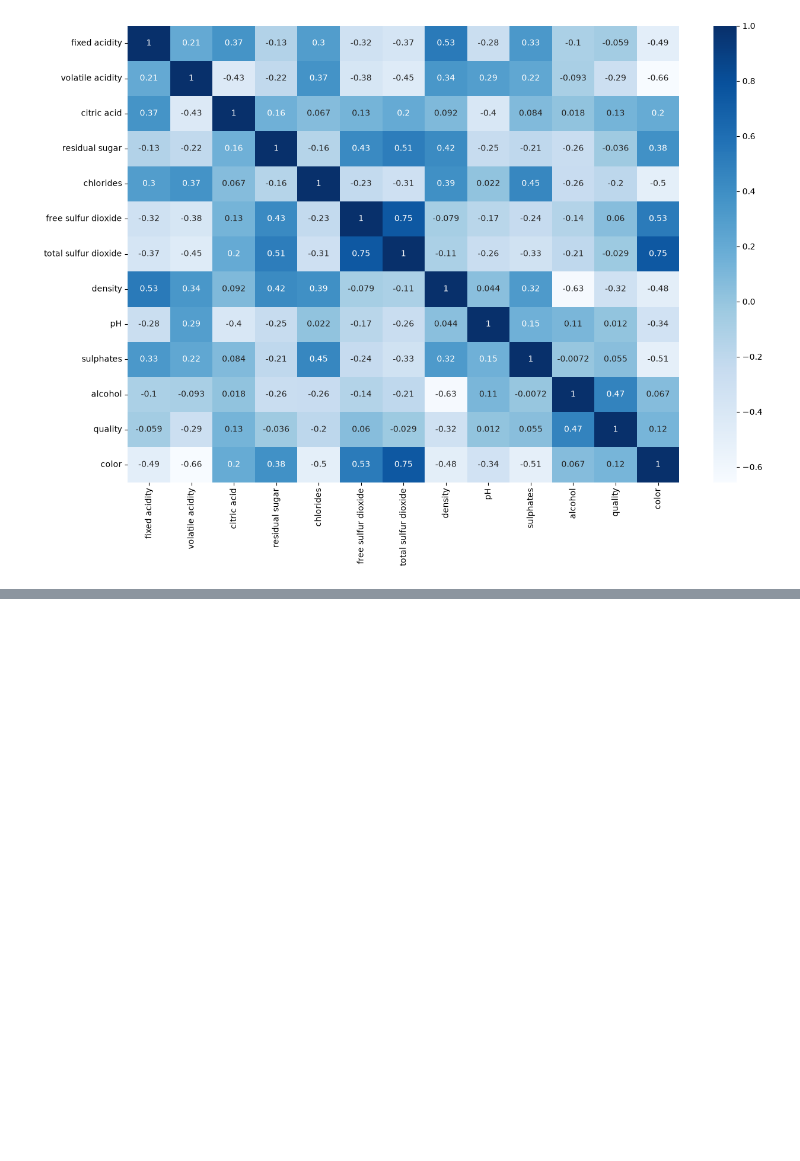
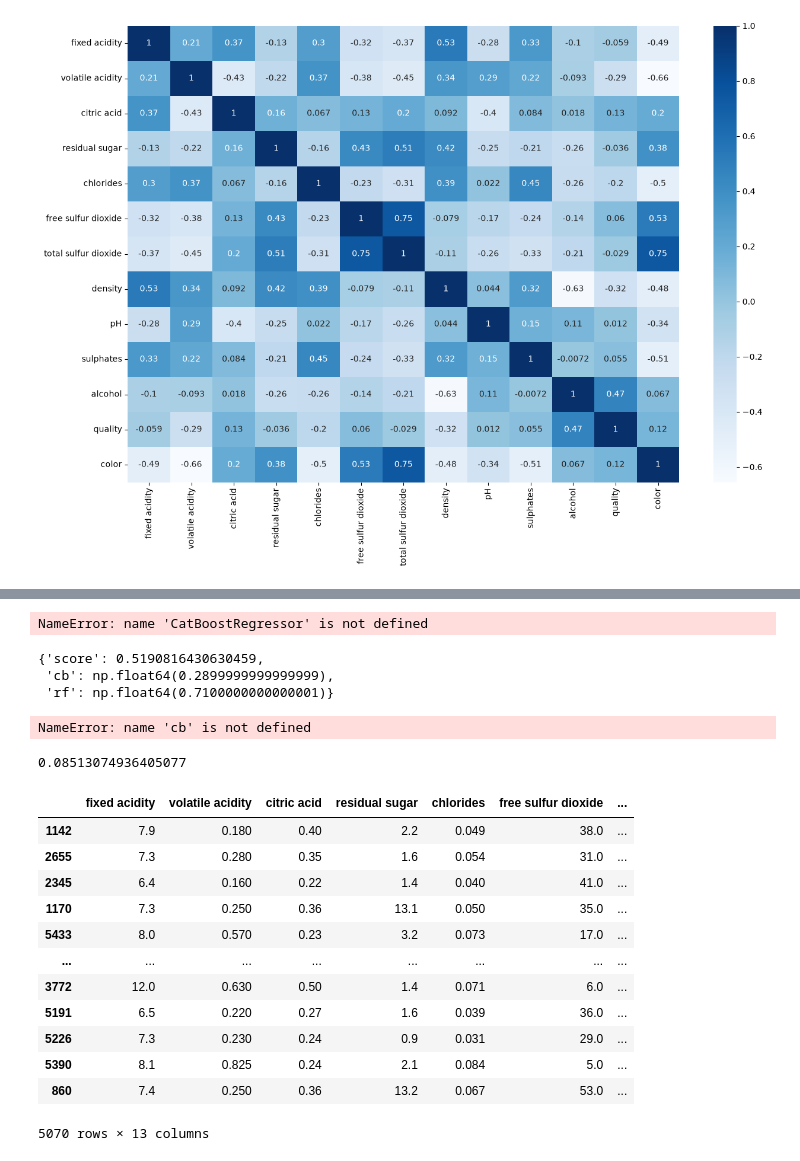
Before and after one commit to berkut-ai/wine_quality_predictor, a Jupyter notebook: ml/research.ipynb, the cells around one changed output, grey strips where cells are left out. Drawn from its saved outputs; the diff is of its cells as text; code cells hidden in the pictures; blank space fills up the shorter version.

```diff
--- a/ml/research.ipynb
+++ b/ml/research.ipynb
@@ -150,0 +302,5 @@ sns.heatmap(df.corr(), annot=True, cmap='Blues')
+# %%
+gb = GradientBoostingRegressor()
+
+gb.fit(Xtr, ytr)
+r2_score(yvl, gb.predict(Xvl))
@@ -150,0 +309,7 @@ sns.heatmap(df.corr(), annot=True, cmap='Blues')
+# %%
+from catboost import CatBoostRegressor
+
+cb = CatBoostRegressor()
+cb.fit(Xtr, ytr, early_stopping_rounds=50)
+
+r2_score(yvl, cb.predict(Xvl))
@@ -150,0 +420,63 @@ sns.heatmap(df.corr(), annot=True, cmap='Blues')
+# %%
+cb = CatBoostRegressor(verbose=0)
+rf = RandomForestRegressor(n_jobs=-1)
+
+cb.fit(Xtr, ytr)
+rf.fit(Xtr, ytr)
+
+best = {'score': 0, 'cb': 0, 'rf': 0}
+
+for i in np.arange(0.001, 1.001, 0.001):
+    rf_idx = i
+    cb_idx = 1-i
+
+    pred = rf_idx * rf.predict(Xvl) + cb_idx * cb.predict(Xvl)
+    score = r2_score(yvl, pred)
+    if score > best['score']:
+        best['score'] = score
+        best['cb'] = cb_idx
+        best['rf'] = rf_idx
+
+best
+# %% [output]
+NameError: name 'CatBoostRegressor' is not defined
+# %%
+{'score': 0.5190816430630459,
+ 'cb': np.float64(0.2899999999999999),
+ 'rf': np.float64(0.7100000000000001)}
+# %% [output]
+{'score': 0.5190816430630459,
+ 'cb': np.float64(0.2899999999999999),
+ 'rf': np.float64(0.7100000000000001)}
+# %%
+cb.fit(Xtrain, ytrain)
+rf.fit(Xtrain, ytrain)
+
+pred = best['rf'] * rf.predict(Xtest) + best['cb'] * cb.predict(Xtest)
+
+r2_score(ytest, pred)
+# %% [output]
+NameError: name 'cb' is not defined
+# %%
+from sklearn.metrics import mean_absolute_percentage_error as mape
+
+mape(ytest, pred)
+# %% [output]
+0.08513074936405077
+# %%
+Xtrain['quality'] = ytrain
+Xtrain
+# %% [output]
+|  | fixed acidity | volatile acidity | citric acid | residual sugar | chlorides | free sulfur dioxide | ... |
+| 1142 | 7.9 | 0.180 | 0.40 | 2.2 | 0.049 | 38.0 | ... |
+| 2655 | 7.3 | 0.280 | 0.35 | 1.6 | 0.054 | 31.0 | ... |
+| 2345 | 6.4 | 0.160 | 0.22 | 1.4 | 0.040 | 41.0 | ... |
+| 1170 | 7.3 | 0.250 | 0.36 | 13.1 | 0.050 | 35.0 | ... |
+| 5433 | 8.0 | 0.570 | 0.23 | 3.2 | 0.073 | 17.0 | ... |
+| ... | ... | ... | ... | ... | ... | ... | ... |
+| 3772 | 12.0 | 0.630 | 0.50 | 1.4 | 0.071 | 6.0 | ... |
+| 5191 | 6.5 | 0.220 | 0.27 | 1.6 | 0.039 | 36.0 | ... |
+| 5226 | 7.3 | 0.230 | 0.24 | 0.9 | 0.031 | 29.0 | ... |
+| 5390 | 8.1 | 0.825 | 0.24 | 2.1 | 0.084 | 5.0 | ... |
+| 860 | 7.4 | 0.250 | 0.36 | 13.2 | 0.067 | 53.0 | ... |
+5070 rows × 13 columns
```
Also changed, not shown: parts of 26 cells of this notebook, 6 other files.
